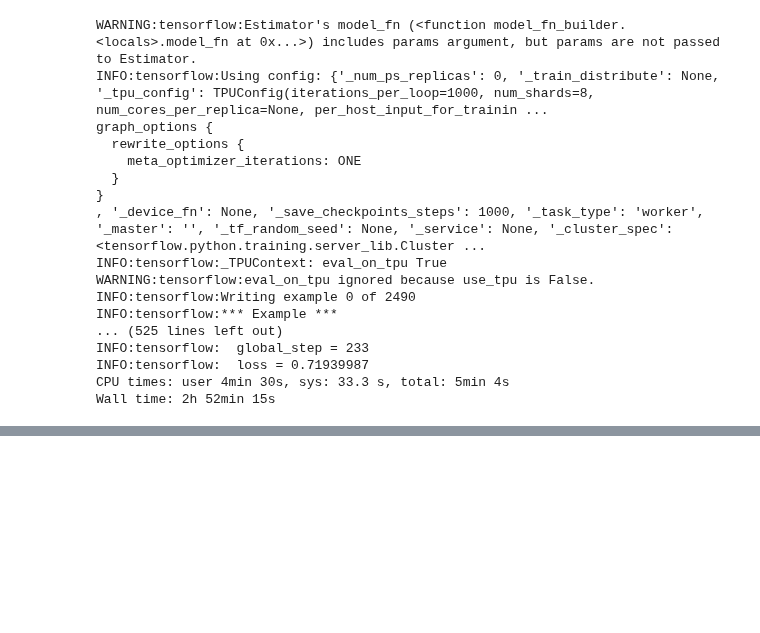
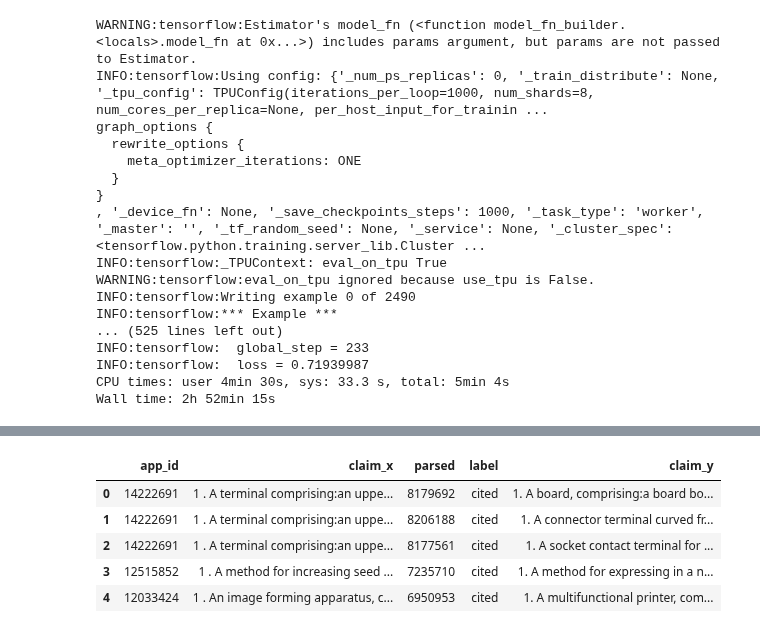
Before and after one commit to yoheikikuta/US-patent-analysis, a Jupyter notebook: notebook/bert_classification.ipynb, the cells around one changed output, grey strips where cells are left out. Cells and saved outputs as stored; diff of their text form; code cells hidden in the pictures; blank space fills up the shorter version.

```diff
--- a/notebook/bert_classification.ipynb
+++ b/notebook/bert_classification.ipynb
@@ -119,0 +200,3 @@ Wall time: 2h 52min 15s
+# %%
+train_data_for_bert = pd.merge(training_app_df, citations_info_target, on='app_id')[['app_id', 'claim', 'parsed']]
+dev_data_for_bert = pd.merge(testset_app_df, citations_info_target, on='app_id')[['app_id', 'claim', 'parsed']]
@@ -119,0 +218,3 @@ Wall time: 2h 52min 15s
+# %%
+train_data_for_bert = train_data_for_bert.drop_duplicates(keep='first').reset_index(drop=True)
+dev_data_for_bert = dev_data_for_bert.drop_duplicates(keep='first').reset_index(drop=True)
@@ -119,0 +227,3 @@ Wall time: 2h 52min 15s
+# %%
+train_data_for_bert['label'] = "cited"
+dev_data_for_bert['label'] = "cited"
@@ -119,0 +239,15 @@ Wall time: 2h 52min 15s
+# %%
+train_data_for_bert = train_data_for_bert.merge(grants_target_df, how='inner', on='parsed')
+train_data_for_bert = train_data_for_bert.drop("xml", axis=1)
+
+dev_data_for_bert = dev_data_for_bert.merge(grants_target_df, how='inner', on='parsed')
+dev_data_for_bert = dev_data_for_bert.drop("xml", axis=1)
+# %%
+train_data_for_bert.head()
+# %% [output]
+|  | app_id | claim_x | parsed | label | claim_y |
+| 0 | 14222691 | 1 . A terminal comprising:an uppe... | 8179692 | cited | 1. A board, comprising:a board bo... |
+| 1 | 14222691 | 1 . A terminal comprising:an uppe... | 8206188 | cited | 1. A connector terminal curved fr... |
+| 2 | 14222691 | 1 . A terminal comprising:an uppe... | 8177561 | cited | 1. A socket contact terminal for ... |
+| 3 | 12515852 | 1 . A method for increasing seed ... | 7235710 | cited | 1. A method for expressing in a n... |
+| 4 | 12033424 | 1 . An image forming apparatus, c... | 6950953 | cited | 1. A multifunctional printer, com... |
```
Also changed, not shown: parts of 61 cells of this notebook.
